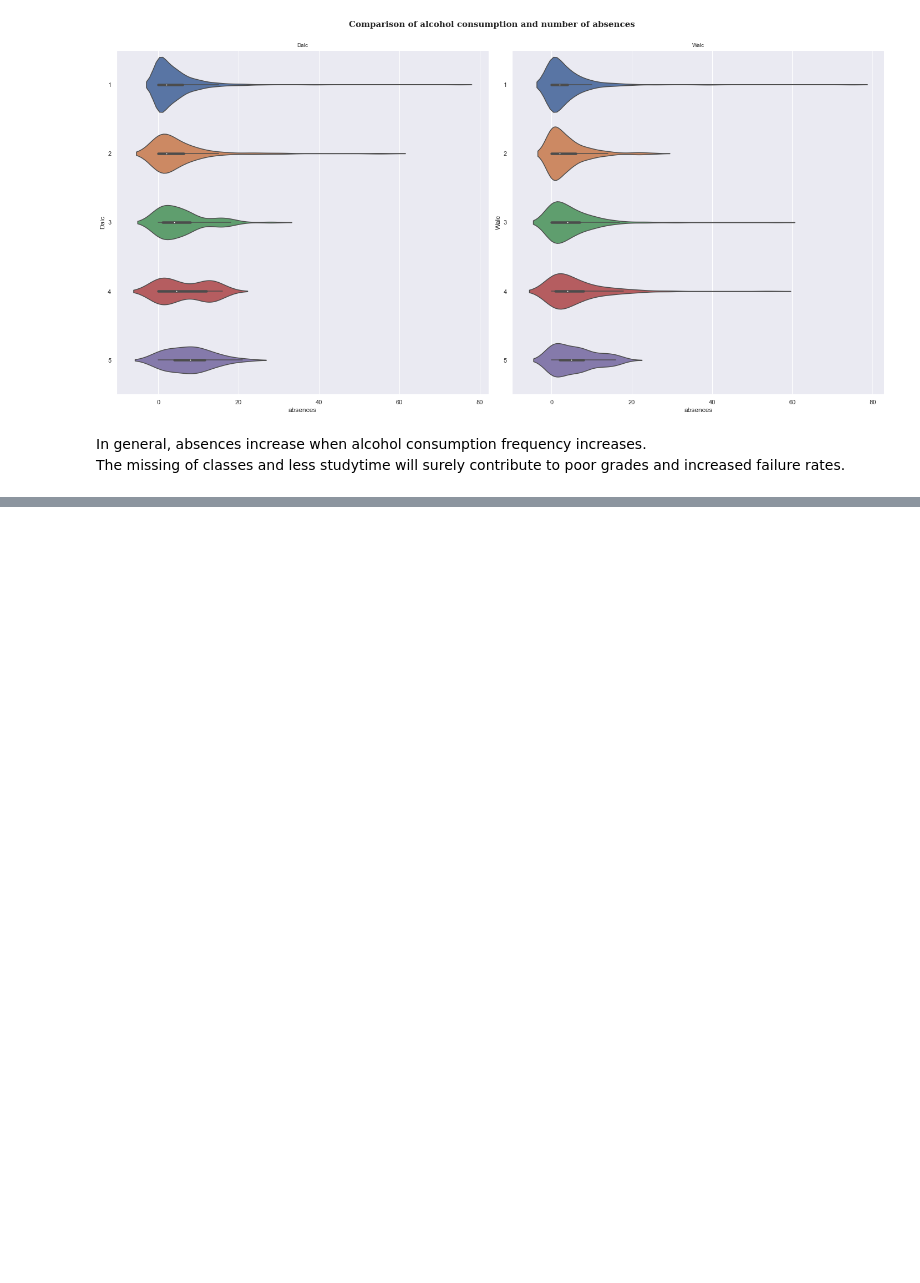
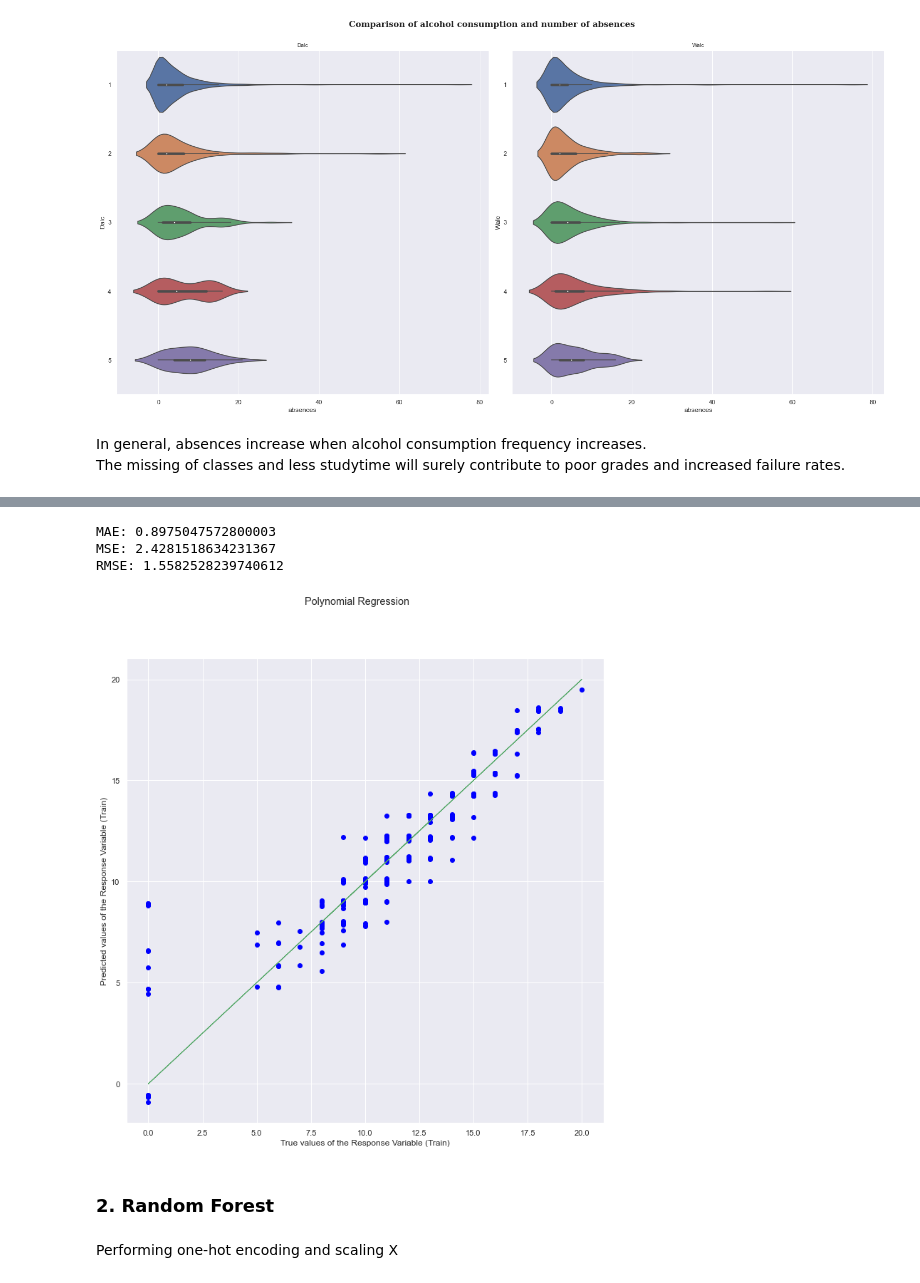
Before and after one commit to Parzivalxx/student_performance, a Jupyter notebook: studentperf.ipynb, the cells around one changed output, grey strips where cells are left out. Drawn from its saved outputs; the diff is of its cells as text; code cells hidden in the pictures; blank space fills up the shorter version.

```diff
--- a/studentperf.ipynb
+++ b/studentperf.ipynb
@@ -402,0 +461,5 @@ The missing of classes and less studytime will surely contribute to poor grades
+# %%
+X = studentData[["age", "Medu", "studytime", "failures", "Dalc", "G2"]]
+y = studentData["G3"]
+display(X.head())
+display(y.head())
@@ -402,0 +481,4 @@ The missing of classes and less studytime will surely contribute to poor grades
+# %%
+scaler = StandardScaler()
+X = pd.DataFrame(scaler.fit_transform(X),columns=X.columns)
+X.head()
@@ -402,0 +492,17 @@ The missing of classes and less studytime will surely contribute to poor grades
+# %%
+# Split the Dataset into Train and Test
+X_train, X_test, y_train, y_test = train_test_split(X, y, test_size = 0.3)
+# %%
+best_deg = 1
+best_score = 0
+for i in range(1,6):
+    Input = [('polynomial',PolynomialFeatures(degree=i)),('modal',LinearRegression())]
+    pipe = Pipeline(Input)
+    pipe.fit(X_train, y_train)
+    score = pipe.score(X_test, y_test)
+    print(f"degree = {i}, score = {score}")
+    if score > best_score:
+        best_deg = i
+        best_score = score
+print(f"\nbest degree = {best_deg}")
+print(f"best score = {best_score}")
@@ -402,0 +518,25 @@ The missing of classes and less studytime will surely contribute to poor grades
+# %%
+Input = [('polynomial',PolynomialFeatures(degree=best_deg)),('modal',LinearRegression())]
+pipe = Pipeline(Input)
+pipe.fit(X_train, y_train)
+y_predPR = pipe.predict(X_test)
+print('MAE:', mean_absolute_error(y_test, y_predPR))
+print('MSE:', mean_squared_error(y_test, y_predPR))
+print('RMSE:', np.sqrt(mean_squared_error(y_test, y_predPR)))
+
+fig, axes = plt.subplots(1, 1, figsize=(12, 12))
+fig.suptitle("Polynomial Regression")
+axes.scatter(y_test, y_predPR, color = "blue")
+axes.plot(y_test, y_test, 'g-', linewidth = 1)
+axes.set_xlabel("True values of the Response Variable (Train)")
+axes.set_ylabel("Predicted values of the Response Variable (Train)")
+plt.show()
+# %% [output]
+MAE: 0.8975047572800003
+MSE: 2.4281518634231367
+RMSE: 1.5582528239740612
+[figure, added]
+# %% [markdown]
+### 2. Random Forest
+# %% [markdown]
+Performing one-hot encoding and scaling X
```
Also changed, not shown: parts of 20 cells of this notebook, 1 other file.
